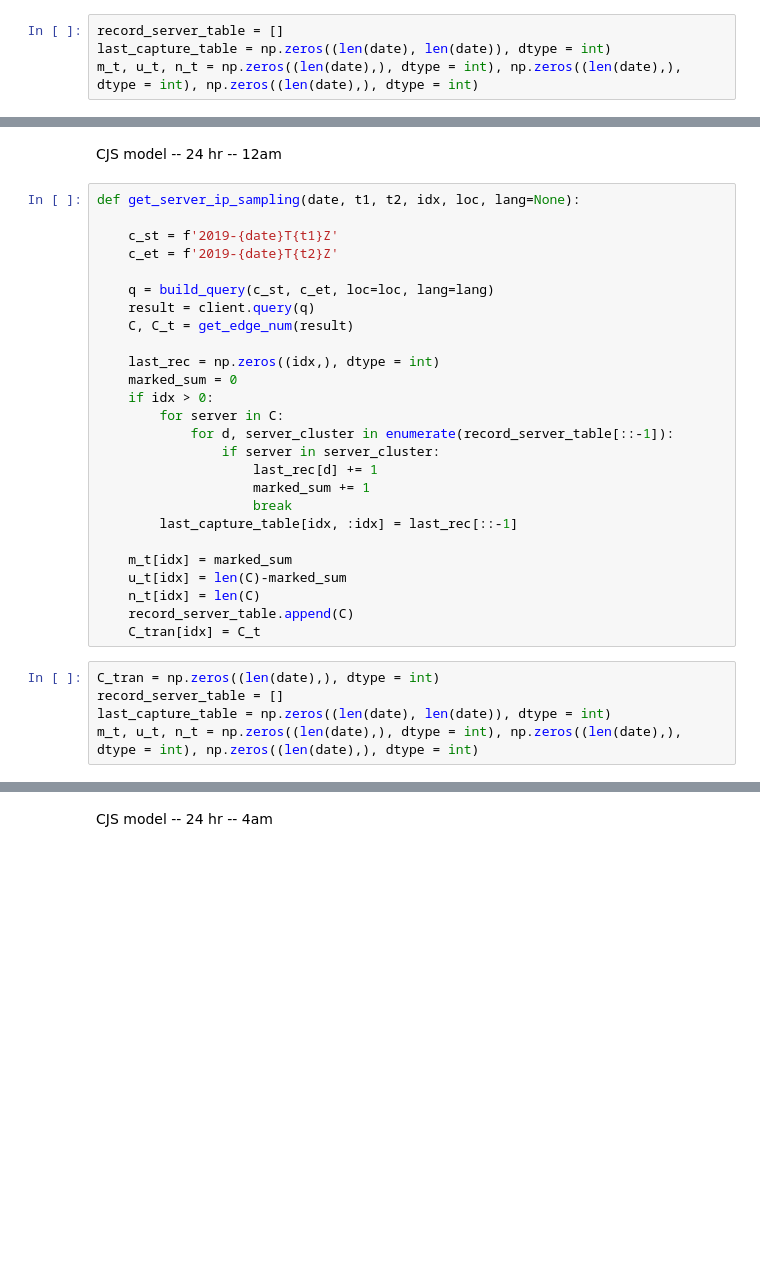
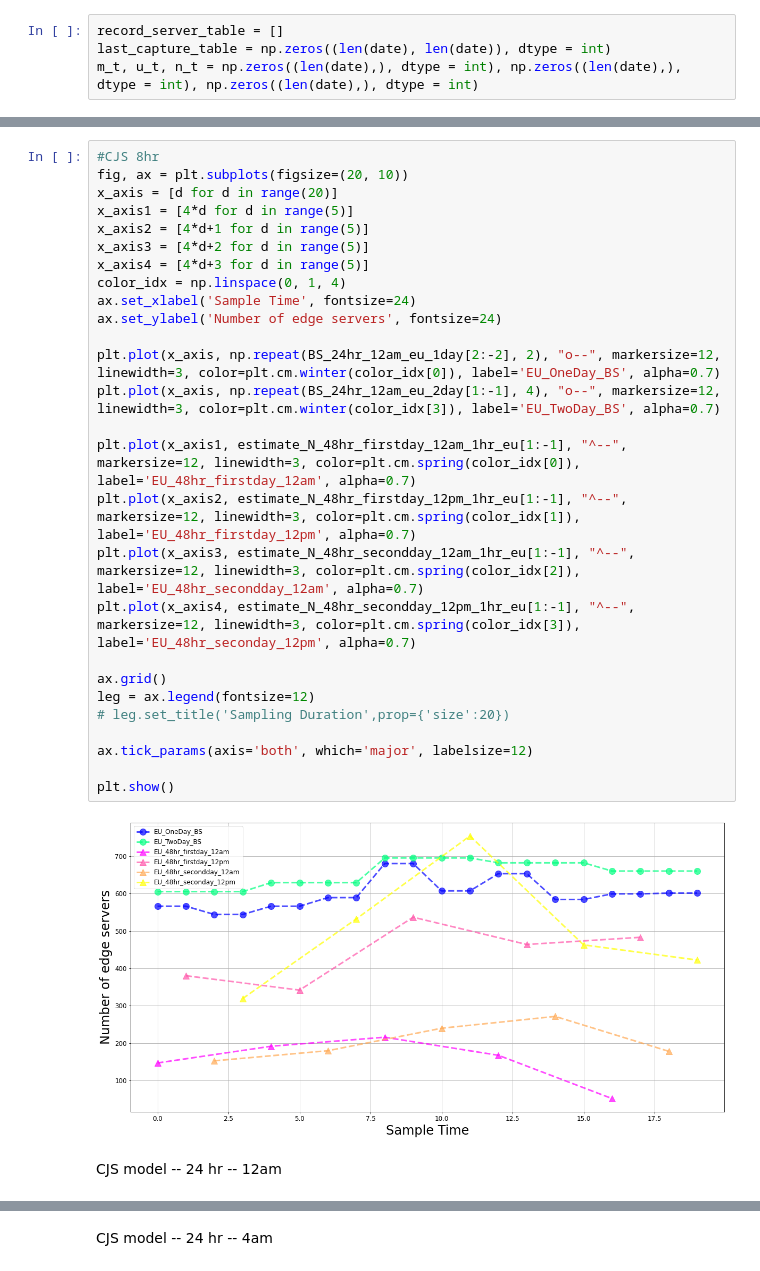
Before and after one commit to jill880829/CJS-Server-Size-Estimation, a Jupyter notebook: CJS-us.ipynb, the cells around one changed output, grey strips where cells are left out. Saved outputs shown, nothing was run; the diff lists cells and outputs as text; blank space fills up the shorter version.

```diff
--- a/CJS-us.ipynb
+++ b/CJS-us.ipynb
@@ -1412,33 +691,31 @@ print(m_t)
+# %%
+#CJS 8hr
+fig, ax = plt.subplots(figsize=(20, 10))
+x_axis = [d for d in range(20)]
+x_axis1 = [4*d for d in range(5)]
+x_axis2 = [4*d+1 for d in range(5)]
+x_axis3 = [4*d+2 for d in range(5)]
+x_axis4 = [4*d+3 for d in range(5)]
+color_idx = np.linspace(0, 1, 4)
+ax.set_xlabel('Sample Time', fontsize=24)
+ax.set_ylabel('Number of edge servers', fontsize=24)
+
+plt.plot(x_axis, np.repeat(BS_24hr_12am_eu_1day[2:-2], 2), "o--", markersize=12, linewidth=3, color=plt.cm.winter(color_idx[0]), label='EU_OneDay_BS', alpha=0.7)
+plt.plot(x_axis, np.repeat(BS_24hr_12am_eu_2day[1:-1], 4), "o--", markersize=12, linewidth=3, color=plt.cm.winter(color_idx[3]), label='EU_TwoDay_BS', alpha=0.7)
+
+plt.plot(x_axis1, estimate_N_48hr_firstday_12am_1hr_eu[1:-1], "^--", markersize=12, linewidth=3, color=plt.cm.spring(color_idx[0]), label='EU_48hr_firstday_12am', alpha=0.7)
+plt.plot(x_axis2, estimate_N_48hr_firstday_12pm_1hr_eu[1:-1], "^--", markersize=12, linewidth=3, color=plt.cm.spring(color_idx[1]), label='EU_48hr_firstday_12pm', alpha=0.7)
+plt.plot(x_axis3, estimate_N_48hr_secondday_12am_1hr_eu[1:-1], "^--", markersize=12, linewidth=3, color=plt.cm.spring(color_idx[2]), label='EU_48hr_secondday_12am', alpha=0.7)
+plt.plot(x_axis4, estimate_N_48hr_secondday_12pm_1hr_eu[1:-1], "^--", markersize=12, linewidth=3, color=plt.cm.spring(color_idx[3]), label='EU_48hr_seconday_12pm', alpha=0.7)
+
+ax.grid()
+leg = ax.legend(fontsize=12)
+# leg.set_title('Sampling Duration',prop={'size':20})
+
+ax.tick_params(axis='both', which='major', labelsize=12)
+
+plt.show()
+# %% [output]
+[figure, added]
 # %% [markdown]
 CJS model -- 24 hr -- 12am
-# %%
-def get_server_ip_sampling(date, t1, t2, idx, loc, lang=None):
-
-    c_st = f'2019-{date}T{t1}Z'
-    c_et = f'2019-{date}T{t2}Z'
-
-    q = build_query(c_st, c_et, loc=loc, lang=lang)
-    result = client.query(q)
-    C, C_t = get_edge_num(result)
-
-    last_rec = np.zeros((idx,), dtype = int)
-    marked_sum = 0
-    if idx > 0:
-        for server in C:
-            for d, server_cluster in enumerate(record_server_table[::-1]):
-                if server in server_cluster:
-                    last_rec[d] += 1
-                    marked_sum += 1
-                    break
-        last_capture_table[idx, :idx] = last_rec[::-1]
-
-    m_t[idx] = marked_sum
-    u_t[idx] = len(C)-marked_sum
-    n_t[idx] = len(C)
-    record_server_table.append(C)
-    C_tran[idx] = C_t
-# %%
-C_tran = np.zeros((len(date),), dtype = int)
-record_server_table = []
-last_capture_table = np.zeros((len(date), len(date)), dtype = int)
-m_t, u_t, n_t = np.zeros((len(date),), dtype = int), np.zeros((len(date),), dtype = int), np.zeros((len(date),), dtype = int)
```
Also changed, not shown: parts of 293 cells of this notebook.
